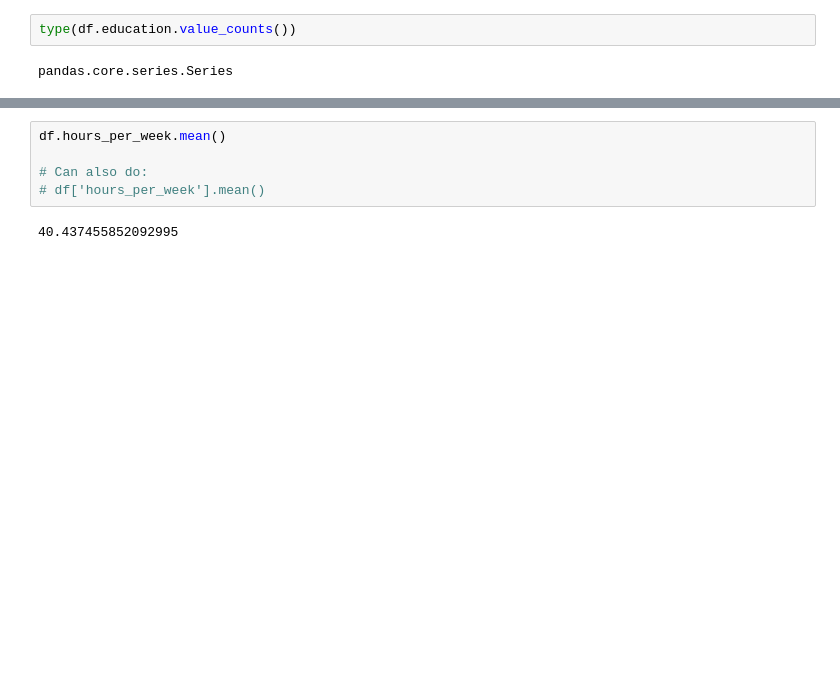
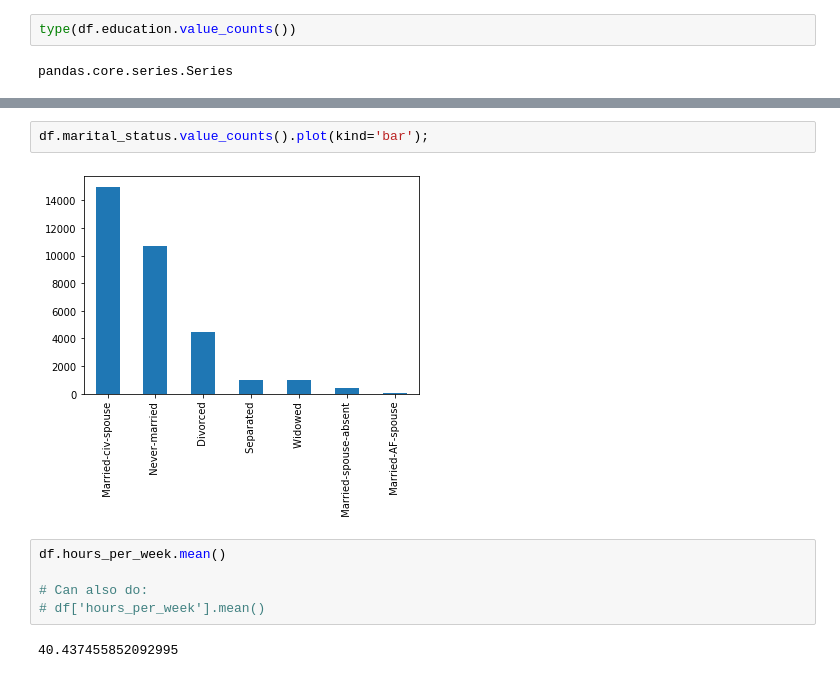
Before and after one commit to cecann10/dsp, a Jupyter notebook: lessons/pandas_intro/Intro-to-Pandas.ipynb, the cells around one changed output, grey strips where cells are left out. Drawn from its saved outputs; the diff is of its cells as text; blank space fills up the shorter version.

```diff
--- a/lessons/pandas_intro/Intro-to-Pandas.ipynb
+++ b/lessons/pandas_intro/Intro-to-Pandas.ipynb
@@ -393,3 +393,7 @@ df.education.value_counts().plot(kind='barh')
+# %%
+df.marital_status.value_counts().plot(kind='bar');
+# %% [output]
+[figure, added]
 # %%
 df.hours_per_week.mean()
 
```
Also changed, not shown: parts of 34 cells of this notebook.
